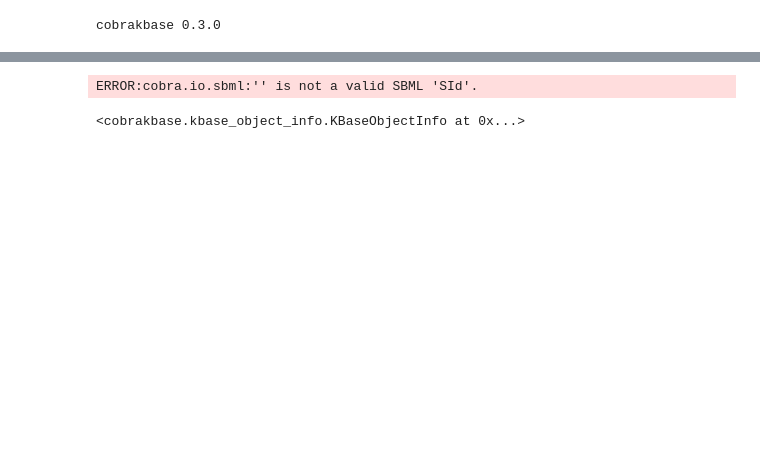
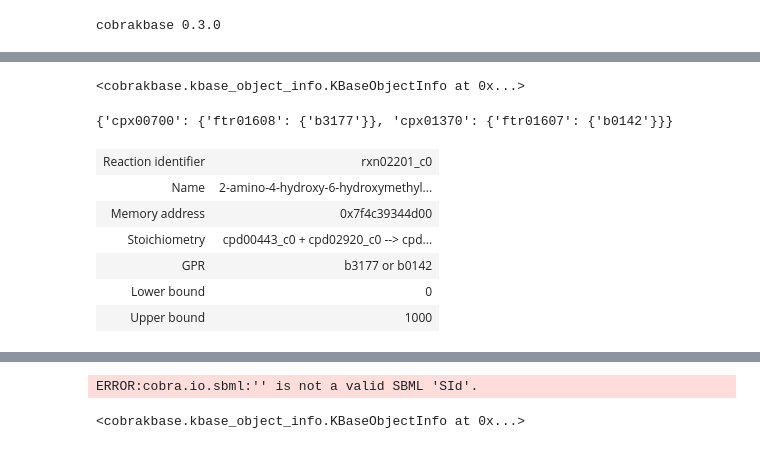
Before and after one commit to Fxe/cobrakbase, a Jupyter notebook: examples/CobraKBase/gpr.ipynb, the cells around one changed output, grey strips where cells are left out. Drawn from its saved outputs; the diff is of its cells as text; code cells hidden in the pictures; blank space fills up the shorter version.

```diff
--- a/examples/CobraKBase/gpr.ipynb
+++ b/examples/CobraKBase/gpr.ipynb
@@ -7,0 +142,18 @@ cobrakbase 0.3.0
+# %%
+kbase.save_object('ecoli_modelseedpy', 12218, 'KBaseFBA.FBAModel', model_kbase)
+# %% [output]
+<cobrakbase.kbase_object_info.KBaseObjectInfo at 0x...>
+# %%
+complex_set
+# %% [output]
+{'cpx00700': {'ftr01608': {'b3177'}}, 'cpx01370': {'ftr01607': {'b0142'}}}
+# %%
+ms_builder._build_reaction(rxn_id, complex_set, ms_builder.template, '0', "SBO:0000176")
+# %% [output]
+| Reaction identifier | rxn02201_c0 |
+| Name | 2-amino-4-hydroxy-6-hydroxymethyl... |
+| Memory address | 0x7f4c39344d00 |
+| Stoichiometry | cpd00443_c0 + cpd02920_c0 --> cpd... |
+| GPR | b3177 or b0142 |
+| Lower bound | 0 |
+| Upper bound | 1000 |
```
Also changed, not shown: parts of 56 cells of this notebook, 11 other files.
